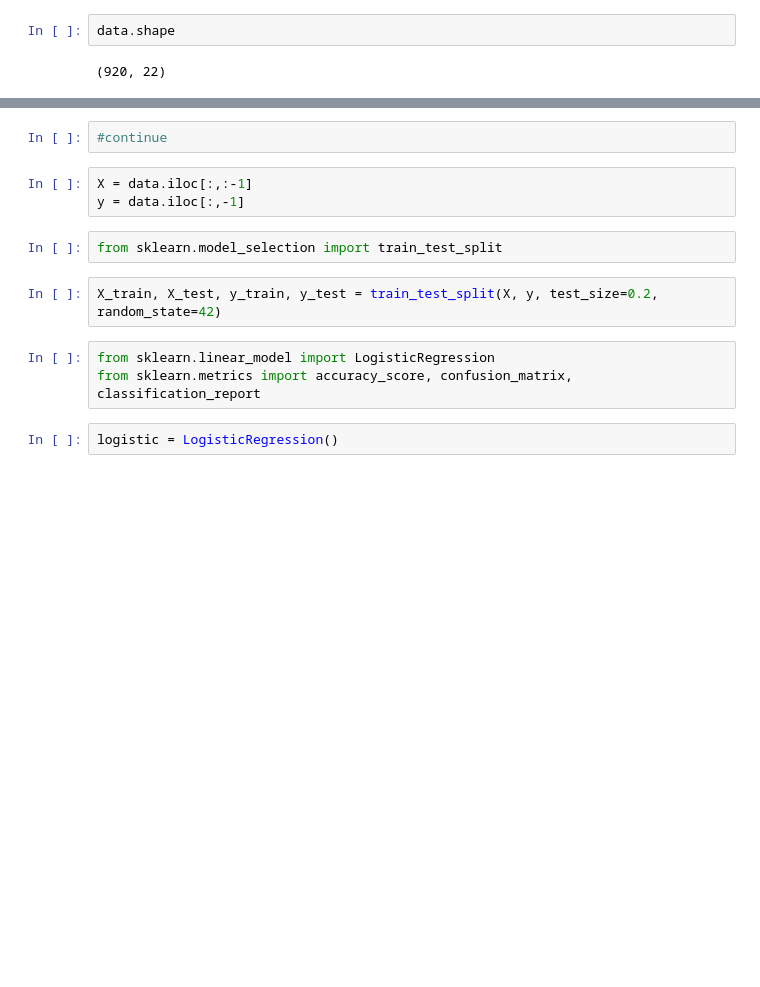
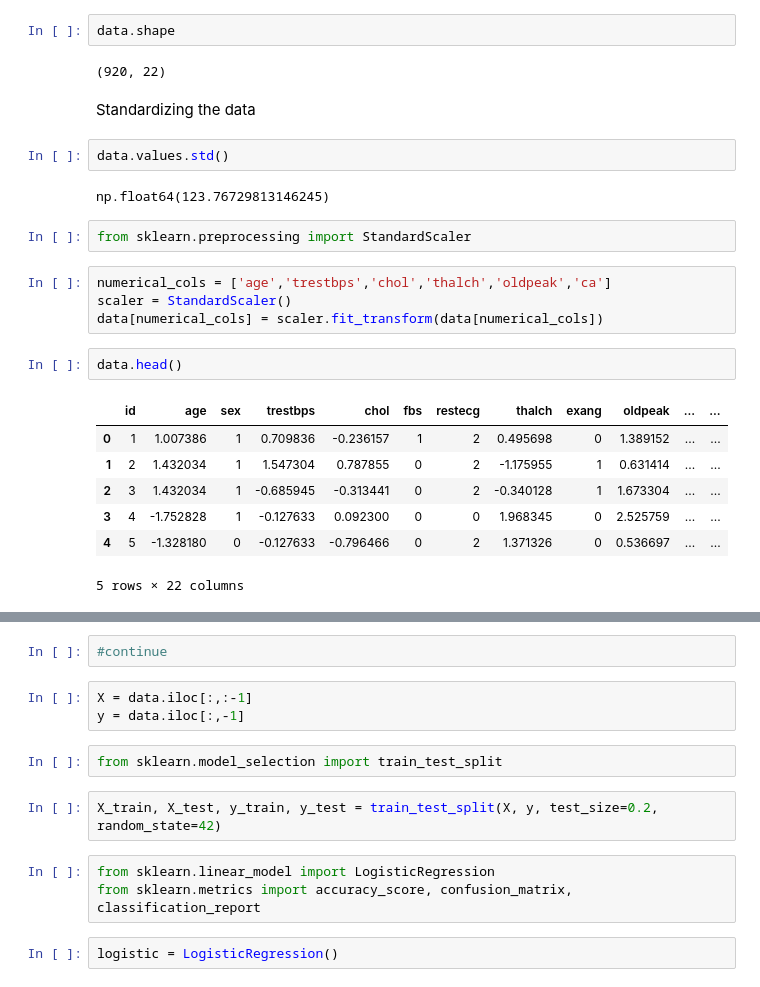
Before and after one commit to chanu0073/Heart-Disease-Detection-Research-ML-Project, a Jupyter notebook: Heart_Disease_ML_Project.ipynb, the cells around one changed output, grey strips where cells are left out. Drawn from its saved outputs; the diff is of its cells as text; blank space fills up the shorter version.

Commit message:
Standardizing the data - completed

```diff
--- a/Heart_Disease_ML_Project.ipynb
+++ b/Heart_Disease_ML_Project.ipynb
@@ -846,3 +866,25 @@ data.head()
 data.shape
 # %% [output]
 (920, 22)
+# %% [markdown]
+Standardizing the data
+# %%
+data.values.std()
+# %% [output]
+np.float64(123.76729813146245)
+# %%
+from sklearn.preprocessing import StandardScaler
+# %%
+numerical_cols = ['age','trestbps','chol','thalch','oldpeak','ca']
+scaler = StandardScaler()
+data[numerical_cols] = scaler.fit_transform(data[numerical_cols])
+# %%
+data.head()
+# %% [output]
+|  | id | age | sex | trestbps | chol | fbs | restecg | thalch | exang | oldpeak | ... | ... |
+| 0 | 1 | 1.007386 | 1 | 0.709836 | -0.236157 | 1 | 2 | 0.495698 | 0 | 1.389152 | ... | ... |
+| 1 | 2 | 1.432034 | 1 | 1.547304 | 0.787855 | 0 | 2 | -1.175955 | 1 | 0.631414 | ... | ... |
+| 2 | 3 | 1.432034 | 1 | -0.685945 | -0.313441 | 0 | 2 | -0.340128 | 1 | 1.673304 | ... | ... |
+| 3 | 4 | -1.752828 | 1 | -0.127633 | 0.092300 | 0 | 0 | 1.968345 | 0 | 2.525759 | ... | ... |
+| 4 | 5 | -1.328180 | 0 | -0.127633 | -0.796466 | 0 | 2 | 1.371326 | 0 | 0.536697 | ... | ... |
+5 rows × 22 columns
```
Also changed, not shown: parts of 2 cells of this notebook.
